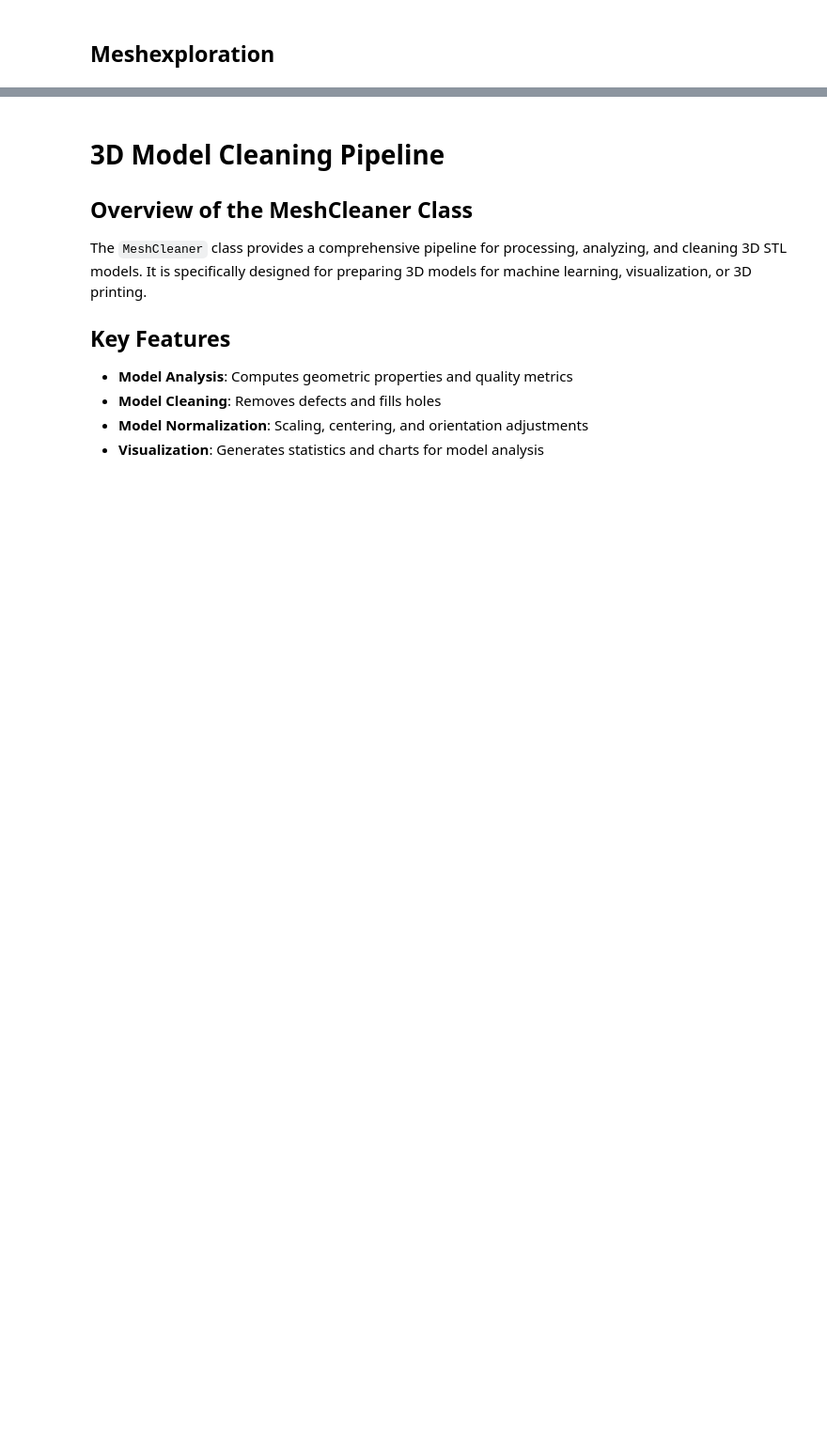
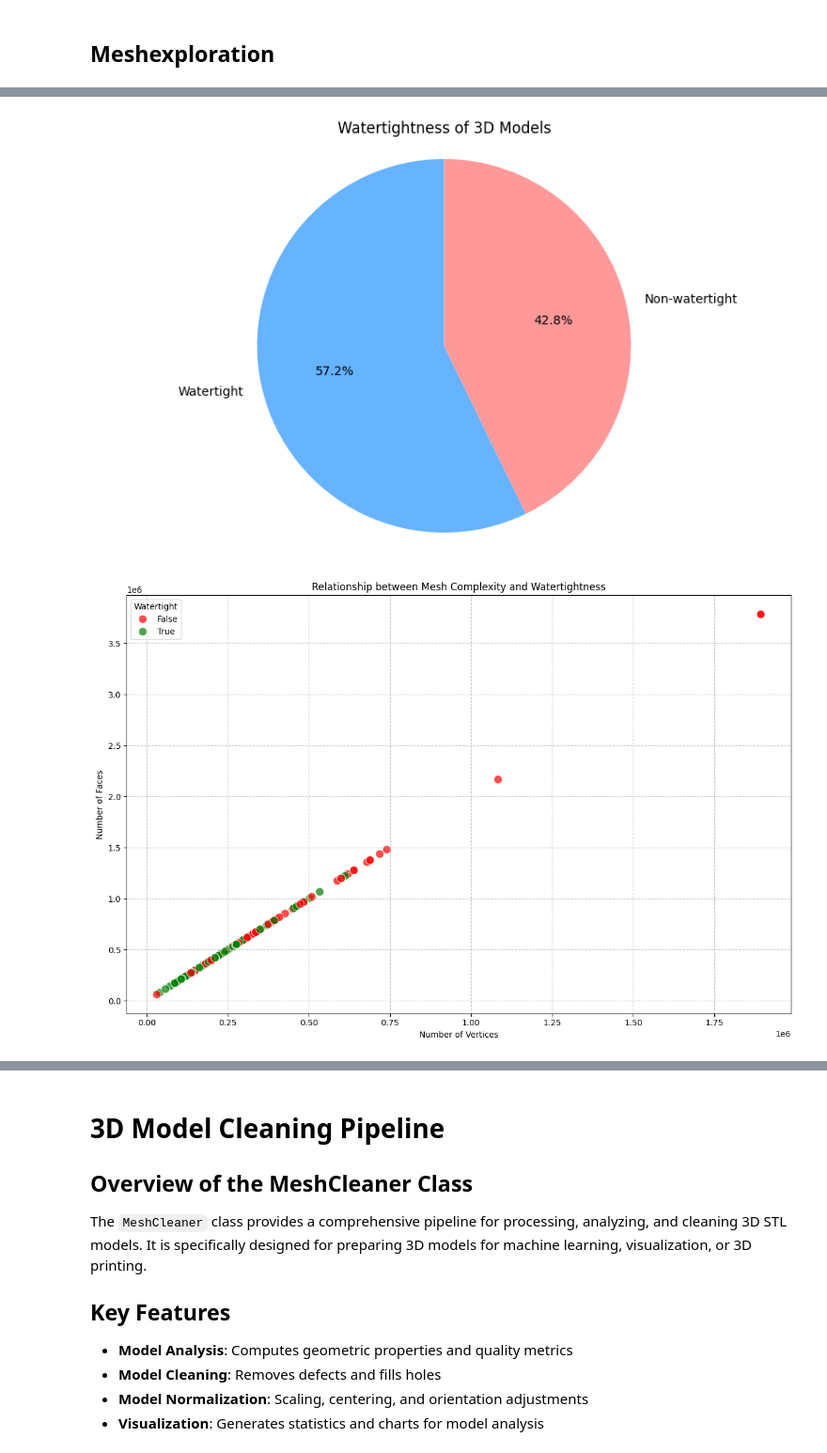
Before and after one commit to 3d-pollen-reconstruction/sequoia, a Jupyter notebook: notebooks/dataset_prep_exploration.ipynb, the cells around one changed output, grey strips where cells are left out. Shown at 94% size. Saved outputs shown, nothing was run; the diff lists cells and outputs as text; code cells hidden in the pictures; blank space fills up the shorter version.

Commit message:
refactored the results in a single Cell
refactored the results in a single Cell

```diff
--- a/notebooks/dataset_prep_exploration.ipynb
+++ b/notebooks/dataset_prep_exploration.ipynb
@@ -24,0 +29,6 @@ Running exploratory analysis of 3D models...
+# %%
+# Call visualization functions separately
+analyzer.visualize_watertightness(df_results)
+# %% [output]
+[figure, added]
+[figure, added]
```
Also changed, not shown: parts of 10 cells of this notebook, 2 other files.
